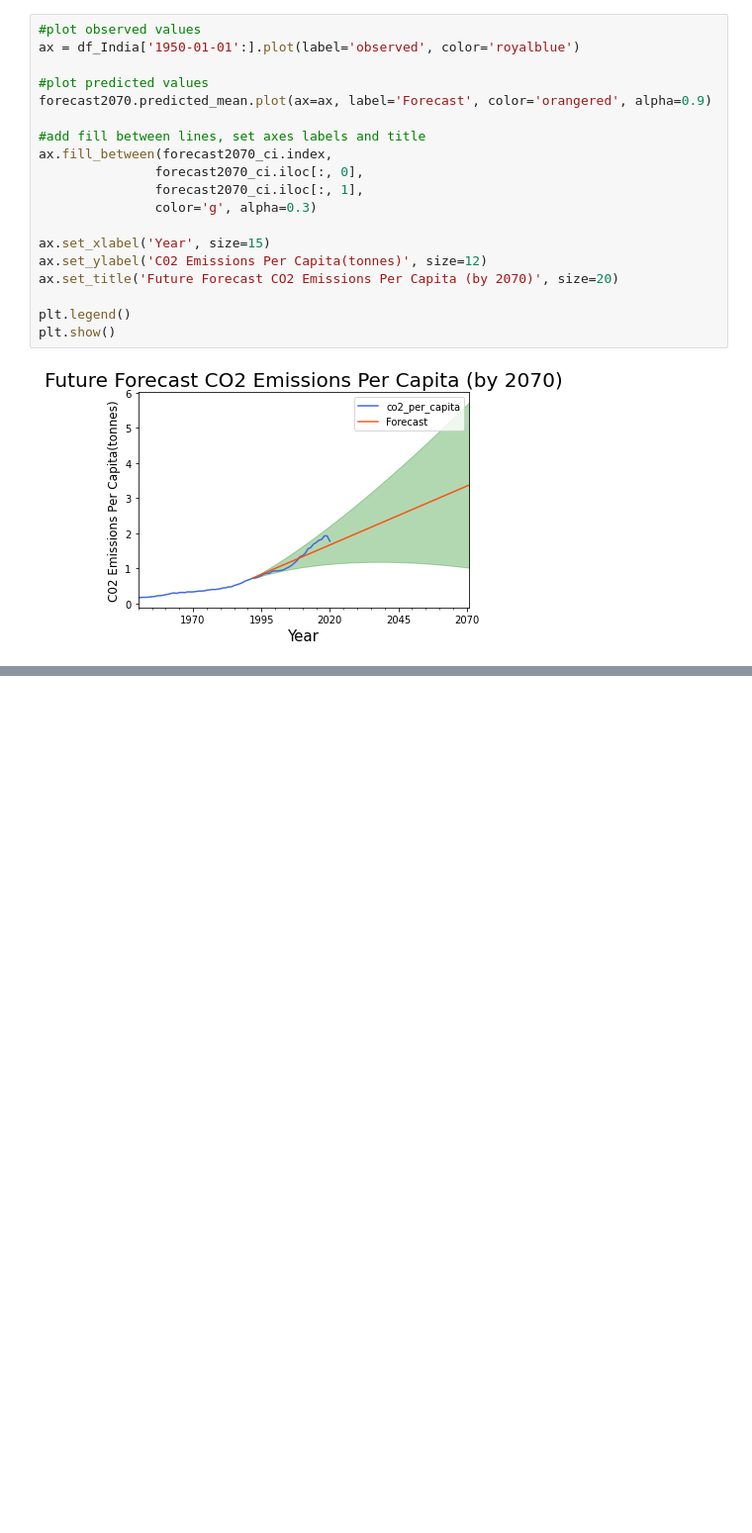
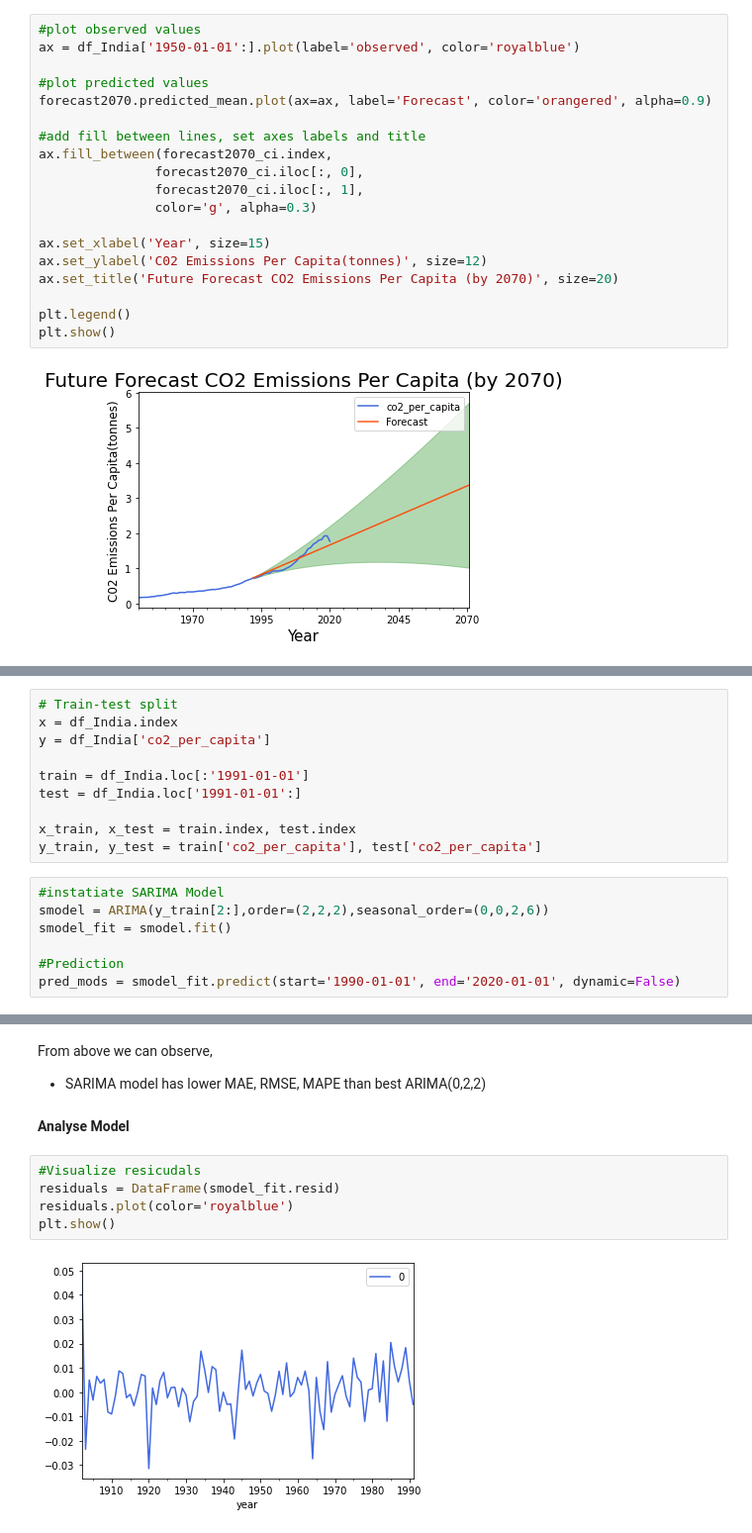
Before and after one commit to ganeshXb/Carbon-Emissions-Ecological-Footprint-Research, a Jupyter notebook: Notebooks/CO2-Emissions-TimeSeries-Forecasting.ipynb, the cells around one changed output, grey strips where cells are left out. Shown at 99% size. Cells and saved outputs as stored; diff of their text form; blank space fills up the shorter version.

```diff
--- a/Notebooks/CO2-Emissions-TimeSeries-Forecasting.ipynb
+++ b/Notebooks/CO2-Emissions-TimeSeries-Forecasting.ipynb
@@ -1047,0 +1126,17 @@ plt.show()
+# %%
+# Train-test split
+x = df_India.index
+y = df_India['co2_per_capita']
+
+train = df_India.loc[:'1991-01-01']
+test = df_India.loc['1991-01-01':]
+
+x_train, x_test = train.index, test.index
+y_train, y_test = train['co2_per_capita'], test['co2_per_capita']
+# %%
+#instatiate SARIMA Model
+smodel = ARIMA(y_train[2:],order=(2,2,2),seasonal_order=(0,0,2,6))
+smodel_fit = smodel.fit()
+
+#Prediction
+pred_mods = smodel_fit.predict(start='1990-01-01', end='2020-01-01', dynamic=False)
@@ -1047,0 +1153,12 @@ plt.show()
+# %% [markdown]
+From above we can observe,
+- SARIMA model has lower MAE, RMSE, MAPE than best ARIMA(0,2,2)
+# %% [markdown]
+**Analyse Model**
+# %%
+#Visualize resicudals
+residuals = DataFrame(smodel_fit.resid)
+residuals.plot(color='royalblue')
+plt.show()
+# %% [output]
+[figure, added]
```
Also changed, not shown: parts of 42 cells of this notebook, 1 other file.
